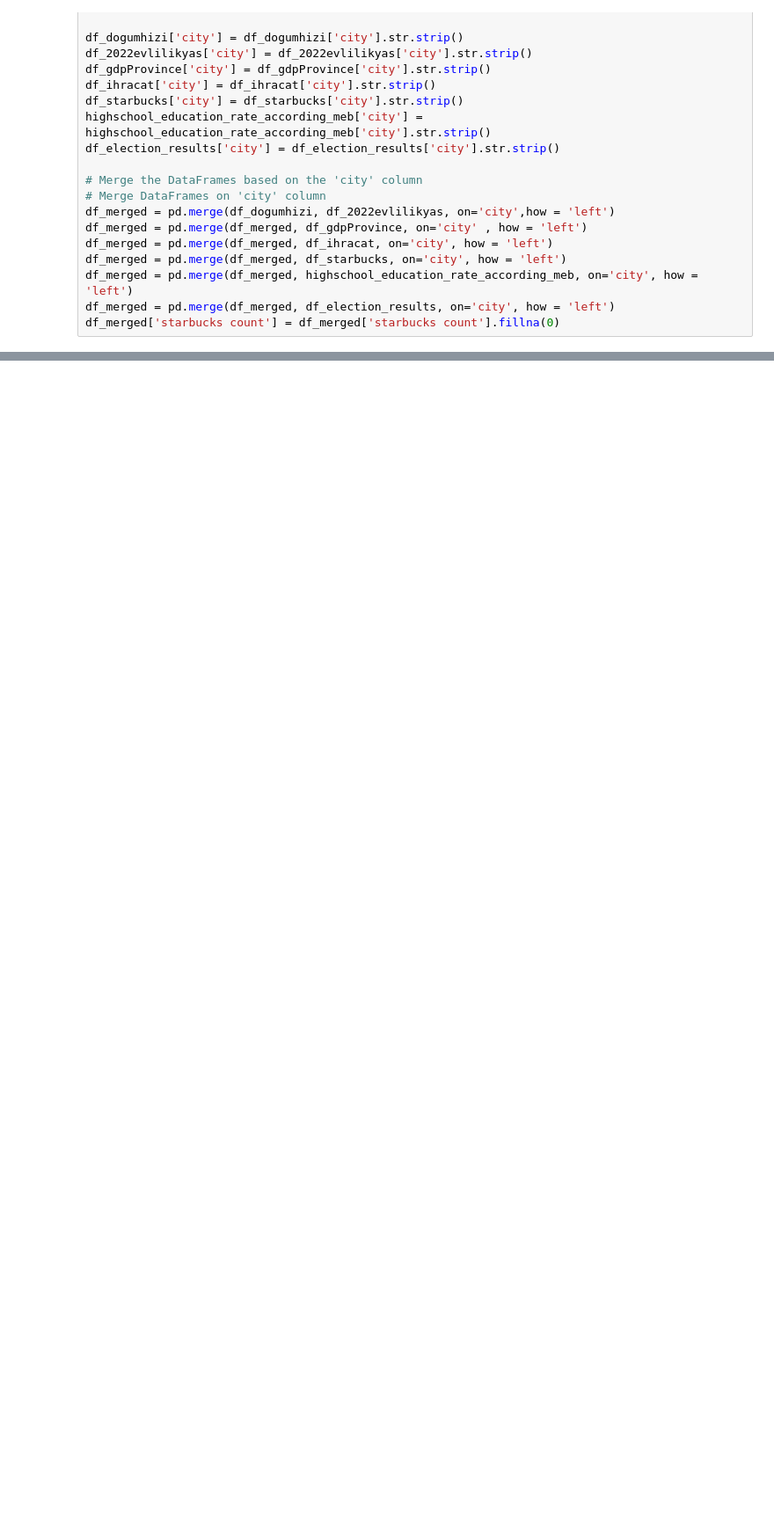
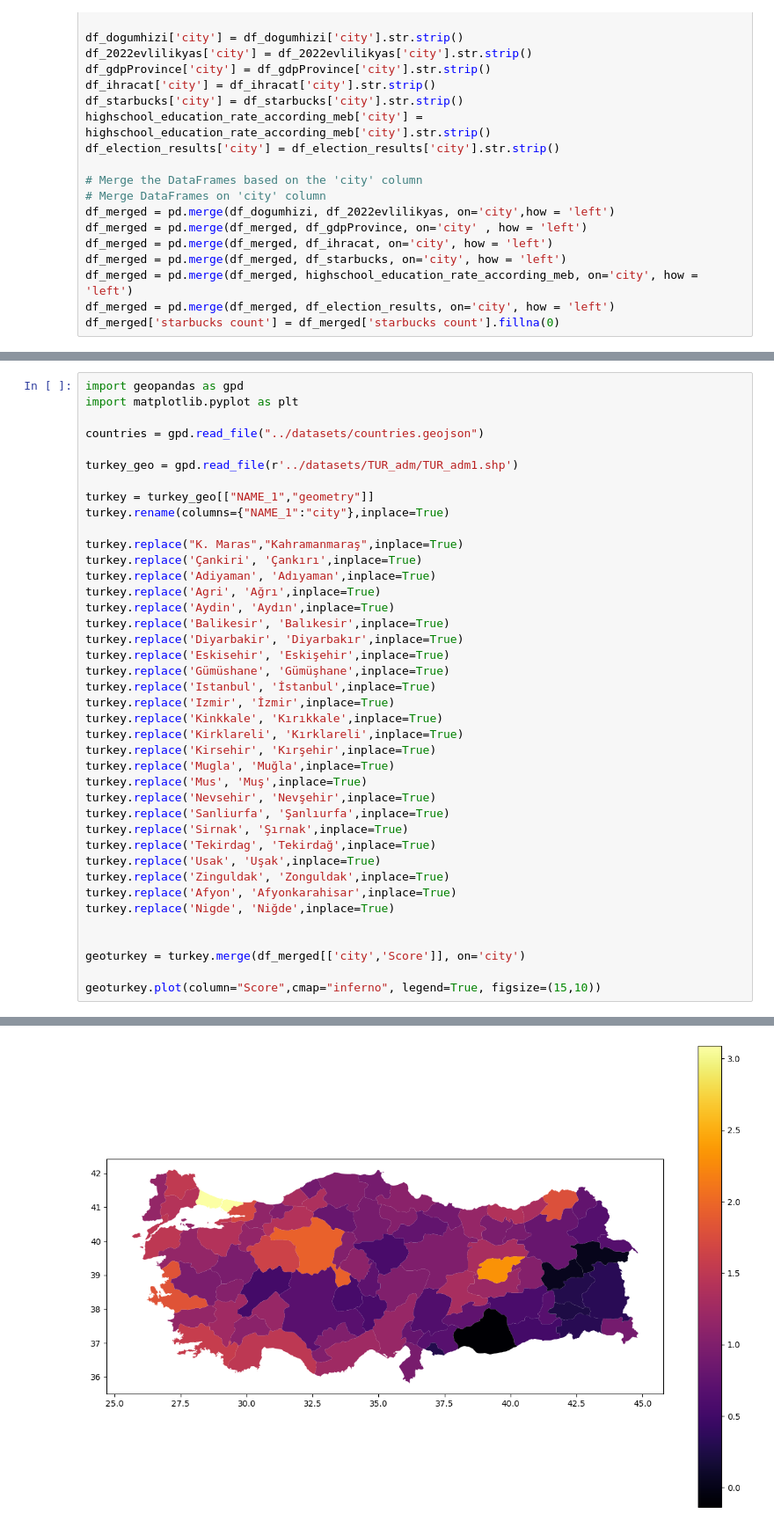
Before and after one commit to erennaltin/CS210-Project, a Jupyter notebook: scripts/data_vis.ipynb, the cells around one changed output, grey strips where cells are left out. Shown at 88% size. Saved outputs shown, nothing was run; the diff lists cells and outputs as text; blank space fills up the shorter version.

```diff
--- a/scripts/data_vis.ipynb
+++ b/scripts/data_vis.ipynb
@@ -150,0 +173,41 @@ weighted avg       0.96      0.94      0.95        17
+# %%
+import geopandas as gpd
+import matplotlib.pyplot as plt
+
+countries = gpd.read_file("../datasets/countries.geojson")
+
+turkey_geo = gpd.read_file(r'../datasets/TUR_adm/TUR_adm1.shp')
+
+turkey = turkey_geo[["NAME_1","geometry"]]
+turkey.rename(columns={"NAME_1":"city"},inplace=True)
+
+turkey.replace("K. Maras","Kahramanmaraş",inplace=True)
+turkey.replace('Çankiri', 'Çankırı',inplace=True)
+turkey.replace('Adiyaman', 'Adıyaman',inplace=True)
+turkey.replace('Agri', 'Ağrı',inplace=True)
+turkey.replace('Aydin', 'Aydın',inplace=True)
+turkey.replace('Balikesir', 'Balıkesir',inplace=True)
+turkey.replace('Diyarbakir', 'Diyarbakır',inplace=True)
+turkey.replace('Eskisehir', 'Eskişehir',inplace=True)
+turkey.replace('Gümüshane', 'Gümüşhane',inplace=True)
+turkey.replace('Istanbul', 'İstanbul',inplace=True)
+turkey.replace('Izmir', 'İzmir',inplace=True)
+turkey.replace('Kinkkale', 'Kırıkkale',inplace=True)
+turkey.replace('Kirklareli', 'Kırklareli',inplace=True)
+turkey.replace('Kirsehir', 'Kırşehir',inplace=True)
+turkey.replace('Mugla', 'Muğla',inplace=True)
+turkey.replace('Mus', 'Muş',inplace=True)
+turkey.replace('Nevsehir', 'Nevşehir',inplace=True)
+turkey.replace('Sanliurfa', 'Şanlıurfa',inplace=True)
+turkey.replace('Sirnak', 'Şırnak',inplace=True)
+turkey.replace('Tekirdag', 'Tekirdağ',inplace=True)
+turkey.replace('Usak', 'Uşak',inplace=True)
+turkey.replace('Zinguldak', 'Zonguldak',inplace=True)
+turkey.replace('Afyon', 'Afyonkarahisar',inplace=True)
+turkey.replace('Nigde', 'Niğde',inplace=True)
+
+
+geoturkey = turkey.merge(df_merged[['city','Score']], on='city')
+
+geoturkey.plot(column="Score",cmap="inferno", legend=True, figsize=(15,10))
+# %% [output]
@@ -150,0 +232 @@ weighted avg       0.96      0.94      0.95        17
+[figure, added]
```
Also changed, not shown: parts of 3 cells of this notebook.
